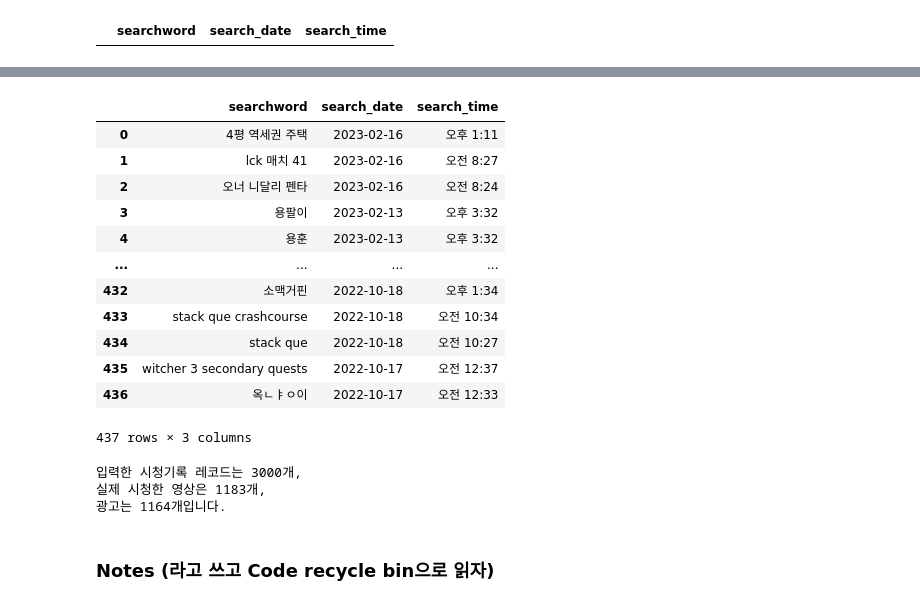
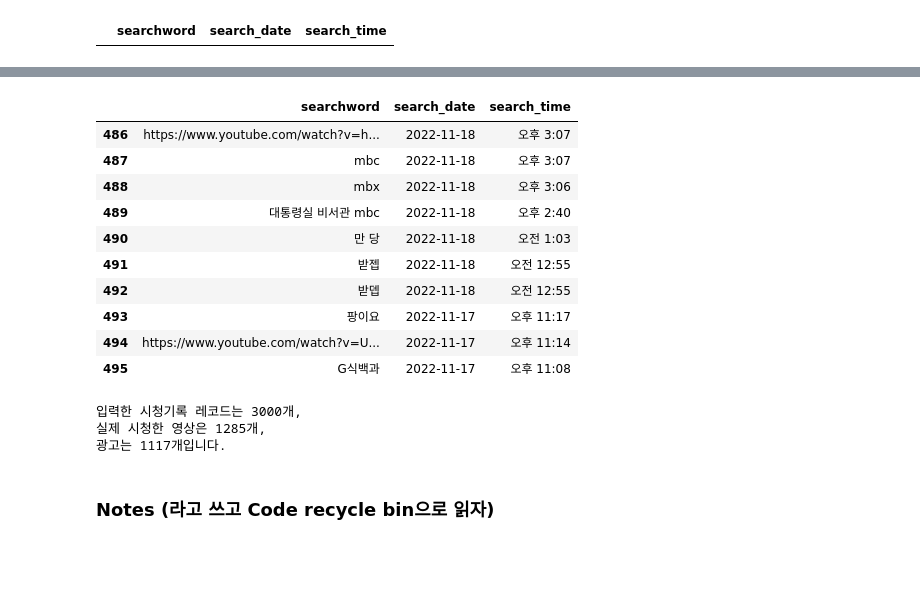
Before and after one commit to Jhwan-adV/side1_youtube, a Jupyter notebook: 001_Initial_Watch_Records.ipynb, the cells around one changed output, grey strips where cells are left out. Cells and saved outputs as stored; diff of their text form; code cells hidden in the pictures; blank space fills up the shorter version.

```diff
--- a/001_Initial_Watch_Records.ipynb
+++ b/001_Initial_Watch_Records.ipynb
@@ -285,0 +342,4 @@ print(f'호출된 레코드 수: {len(contents)}')
+# %%
+soup = BeautifulSoup(driver.page_source)
+contents = soup.find_all('c-wiz', class_='xDtZAf')
+len(contents)
@@ -286,9 +348,9 @@ print(f'호출된 레코드 수: {len(contents)}')
 # %%
 # 레코드 분류 및 카테고리/시청여부 입력
 
-idx_rec = 0  # df_record의 idx
-idx_ser = 0  # df_search의 idx
-num_ad = 0  # 총 광고 갯수
+idx_rec = len(df_record)  # df_record의 idx
+idx_ser = len(df_search)  # df_search의 idx
+# num_ad = 0  # 총 광고 갯수
 
 for idx, content in enumerate(contents):
 
@@ -369,27 +435,25 @@ df_record.head()
 # %%
 df_search.to_csv('data/search_record_initial.csv', encoding='utf-8')
-df_search
+df_search.tail(10)
 # %% [output]
 |  | searchword | search_date | search_time |
-| 0 | 4평 역세권 주택 | 2023-02-16 | 오후 1:11 |
-| 1 | lck 매치 41 | 2023-02-16 | 오전 8:27 |
-| 2 | 오너 니달리 펜타 | 2023-02-16 | 오전 8:24 |
-| 3 | 용팔이 | 2023-02-13 | 오후 3:32 |
-| 4 | 용훈 | 2023-02-13 | 오후 3:32 |
-| ... | ... | ... | ... |
-| 432 | 소맥거핀 | 2022-10-18 | 오후 1:34 |
-| 433 | stack que crashcourse | 2022-10-18 | 오전 10:34 |
-| 434 | stack que | 2022-10-18 | 오전 10:27 |
-| 435 | witcher 3 secondary quests | 2022-10-17 | 오전 12:37 |
-| 436 | 옥ㄴㅑㅇ이 | 2022-10-17 | 오전 12:33 |
+| 486 | https://www.youtube.com/watch?v=h... | 2022-11-18 | 오후 3:07 |
+| 487 | mbc | 2022-11-18 | 오후 3:07 |
+| 488 | mbx | 2022-11-18 | 오후 3:06 |
+| 489 | 대통령실 비서관 mbc | 2022-11-18 | 오후 2:40 |
+| 490 | 만 당 | 2022-11-18 | 오전 1:03 |
+| 491 | 받젭 | 2022-11-18 | 오전 12:55 |
+| 492 | 받뎁 | 2022-11-18 | 오전 12:55 |
+| 493 | 팡이요 | 2022-11-17 | 오후 11:17 |
+| 494 | https://www.youtube.com/watch?v=U... | 2022-11-17 | 오후 11:14 |
+| 495 | G식백과 | 2022-11-17 | 오후 11:08 |
-437 rows × 3 columns
 # %%
 print(
-    f"입력한 시청기록 레코드는 {num_target_data}개, \n실제 시청한 영상은 {len(df_record)}개, \n광고는 {num_ad}개입니다.")
+    f"입력한 시청기록 레코드는 {num_target_records}개, \n실제 시청한 영상은 {len(df_record)}개, \n광고는 {num_ad}개입니다.")
 # %% [output]
 입력한 시청기록 레코드는 3000개,
-실제 시청한 영상은 1183개,
-광고는 1164개입니다.
+실제 시청한 영상은 1285개,
+광고는 1117개입니다.
 # %%
 driver.close()
 # %% [markdown]
```
Also changed, not shown: parts of 31 cells of this notebook, 2 other files.
